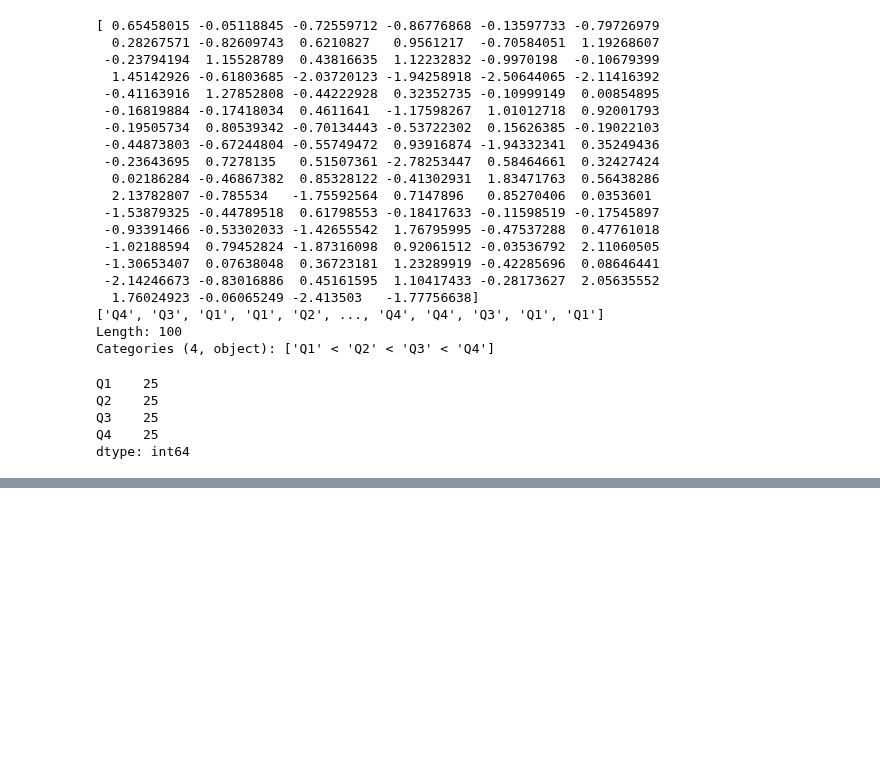
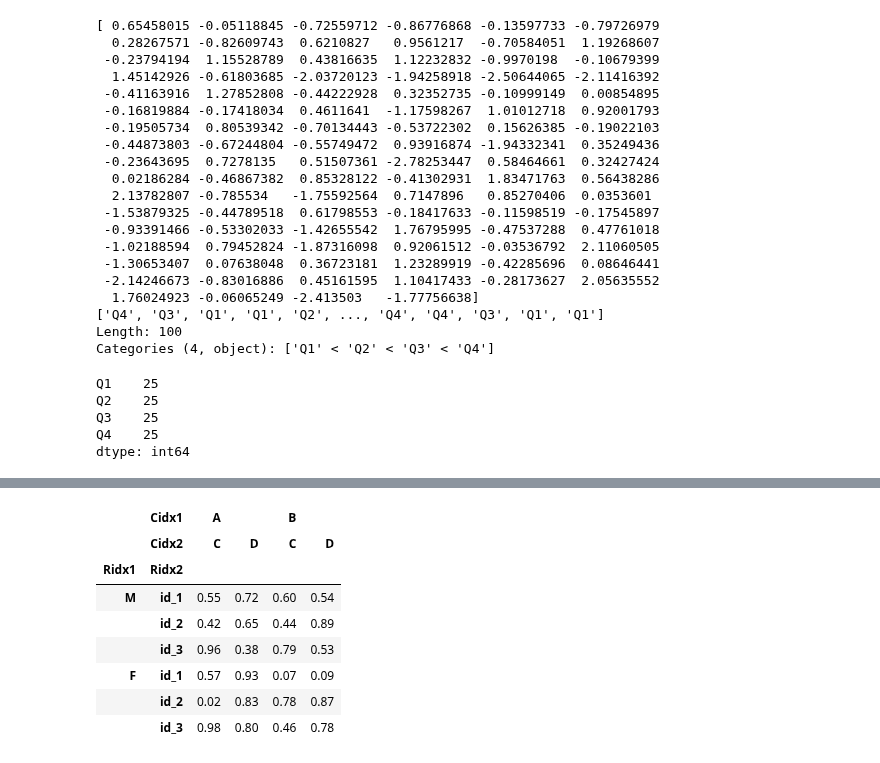
Before and after one commit to NikeLee/pythonwork, a Jupyter notebook: analysis/2_pandas.ipynb, the cells around one changed output, grey strips where cells are left out. Cells and saved outputs as stored; diff of their text form; code cells hidden in the pictures; blank space fills up the shorter version.

```diff
--- a/analysis/2_pandas.ipynb
+++ b/analysis/2_pandas.ipynb
@@ -1072,0 +1182,22 @@ dtype: int64
+# %%
+##### 다중 컬럼과 다중 인덱스
+np.random.seed(0)
+
+df3 = pd.DataFrame(np.round(np.random.rand(6, 4), 2),
+                   columns=[["A", "A", "B", "B"], ["C", "D", "C", "D"]],
+                  index=[["M", "M", "M", "F", "F", "F"], ["id_" + str(i+1) for i in range(3)] * 2])
+df3
+
+df3.columns.names = ["Cidx1", "Cidx2"]
+df3.index.names = ["Ridx1", "Ridx2"]
+df3
+# %% [output]
+|  | Cidx1 | A |  | B |  |
+|  | Cidx2 | C | D | C | D |
+| Ridx1 | Ridx2 |  |  |  |  |
+| M | id_1 | 0.55 | 0.72 | 0.60 | 0.54 |
+|  | id_2 | 0.42 | 0.65 | 0.44 | 0.89 |
+|  | id_3 | 0.96 | 0.38 | 0.79 | 0.53 |
+| F | id_1 | 0.57 | 0.93 | 0.07 | 0.09 |
+|  | id_2 | 0.02 | 0.83 | 0.78 | 0.87 |
+|  | id_3 | 0.98 | 0.80 | 0.46 | 0.78 |
```
Also changed, not shown: parts of 11 cells of this notebook.
